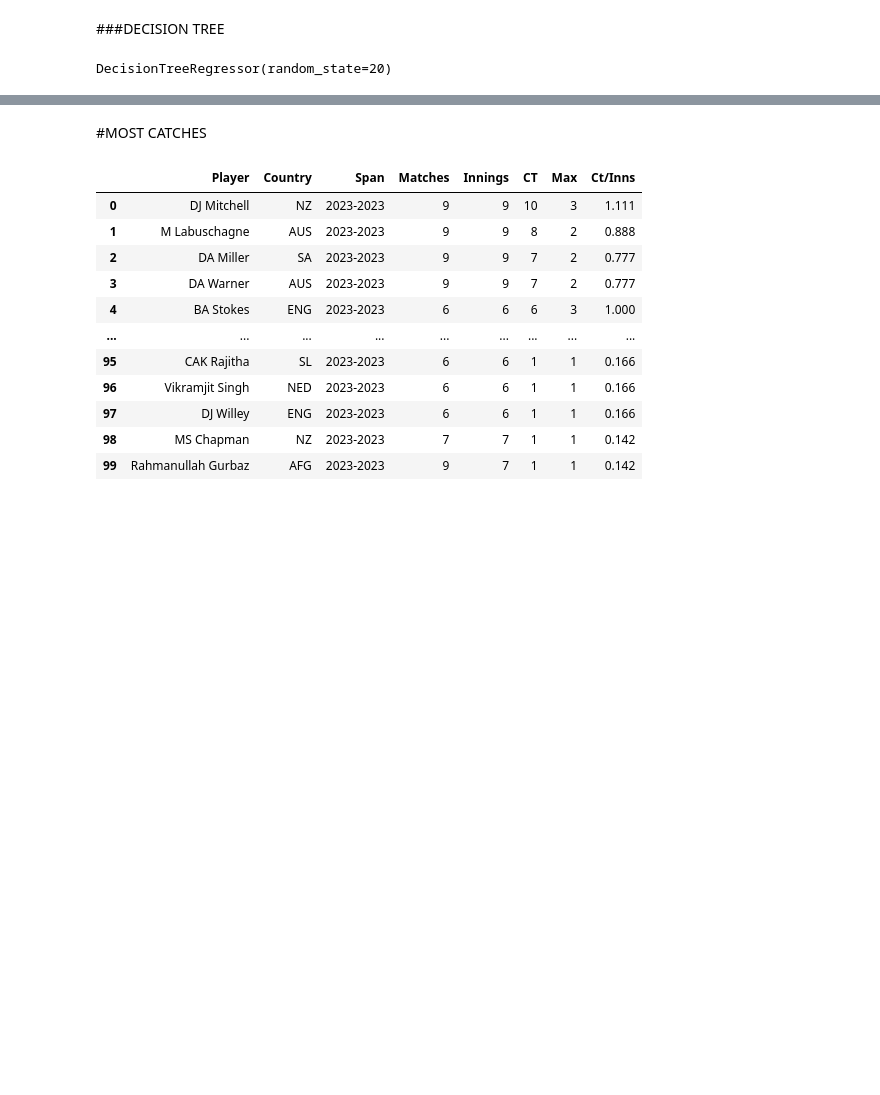
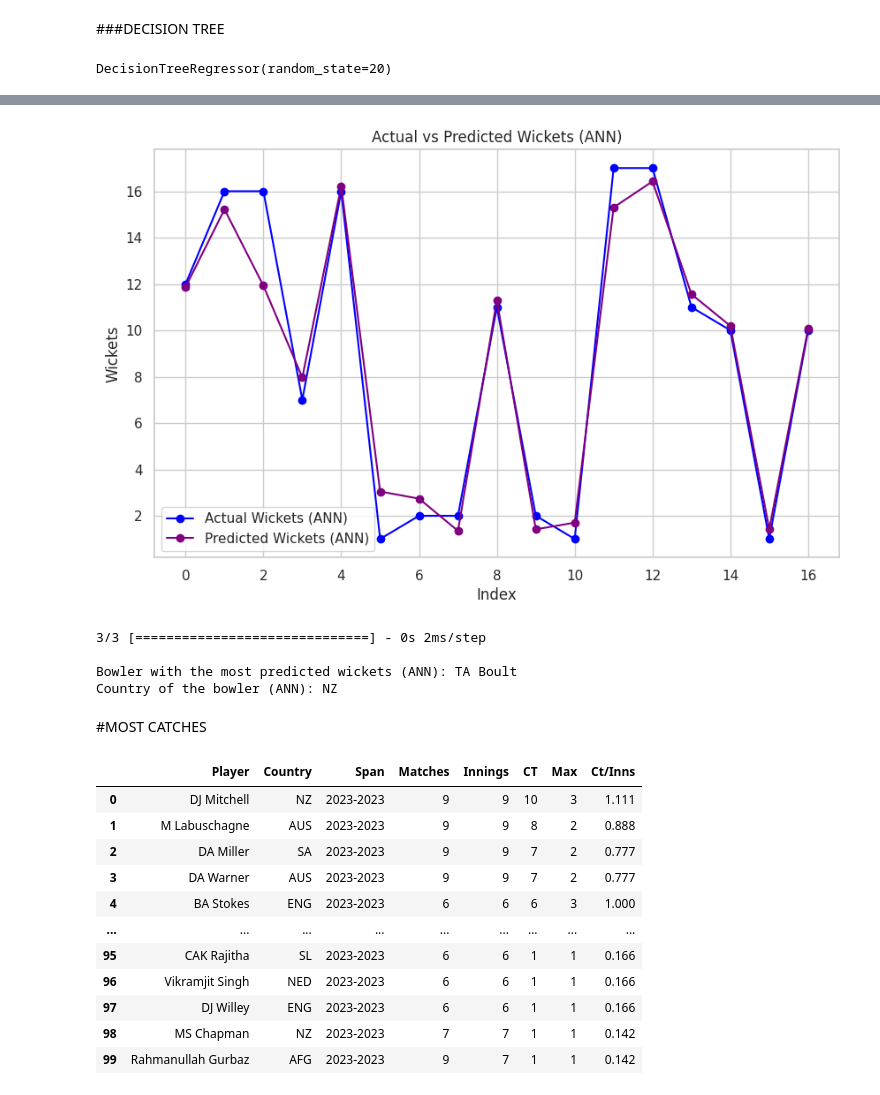
Before and after one commit to Chinmaya54/DM_Challenge_WC_Winner, a Jupyter notebook: Data_Mining(Scrapped)_CP_03_Riya.ipynb, the cells around one changed output, grey strips where cells are left out. Drawn from its saved outputs; the diff is of its cells as text; code cells hidden in the pictures; blank space fills up the shorter version.

```diff
--- a/Data_Mining(Scrapped)_CP_03_Riya.ipynb
+++ b/Data_Mining(Scrapped)_CP_03_Riya.ipynb
@@ -783,0 +884,16 @@ Country of the bowlers (Decision Tree): NED
+# %%
+import tensorflow as tf
+from sklearn.model_selection import train_test_split
+from sklearn.preprocessing import StandardScaler
+
+# Feature Selection
+features = ['Matches', 'Innings', 'Balls', 'Overs', 'Runs', 'AVE', 'Econ', 'SR']
+X = wickets_df[features]
+y = wickets_df['Wkts']
+
+# Train-Test Split for the ANN model
+X_train_ann, X_test_ann, y_train_ann, y_test_ann = train_test_split(X, y, test_size=0.2, random_state=55)
+# Feature Scaling for ANN
+scaler = StandardScaler()
+X_train_scaled = scaler.fit_transform(X_train_ann)
+X_test_scaled = scaler.transform(X_test_ann)
@@ -783,0 +955,11 @@ Country of the bowlers (Decision Tree): NED
+# %%
+# Plotting Actual and Predicted Wickets for the best ANN model
+plt.figure(figsize=(10, 6))
+plt.plot(y_test_ann.values, label='Actual Wickets (ANN)', color='blue', marker='o')
+plt.plot(best_model.predict(X_test_scaled).flatten(), label='Predicted Wickets (ANN)', color='purple', marker='o')
+plt.title('Actual vs Predicted Wickets (ANN)')
+plt.xlabel('Index')
+plt.ylabel('Wickets')
+plt.legend()
+plt.show()
+# %% [output]
@@ -784,3 +967,21 @@ Country of the bowlers (Decision Tree): NED
+[figure, added]
+# %%
+# Predicting wickets for all bowlers in the training set using the best ANN model
+bowlers_data_ann = scaler.transform(X_train_ann)
+predicted_wickets_ann = best_model.predict(bowlers_data_ann).flatten()
+
+# Find the bowler with the most predicted wickets using the best ANN model
+max_wickets_index_ann = predicted_wickets_ann.argmax()
+bowler_with_max_wickets_ann = wickets_df.iloc[max_wickets_index_ann]['Player']
+country_of_max_wickets_ann = wickets_df.iloc[max_wickets_index_ann]['Country']
+
+print(f'\nBowler with the most predicted wickets (ANN): {bowler_with_max_wickets_ann}')
+print(f'Country of the bowler (ANN): {country_of_max_wickets_ann}')
+# %% [output]
+3/3 [==============================] - 0s 2ms/step
+
+Bowler with the most predicted wickets (ANN): TA Boult
+Country of the bowler (ANN): NZ
 # %% [markdown]
 #MOST CATCHES
 # %%
```
Also changed, not shown: parts of 37 cells of this notebook.
